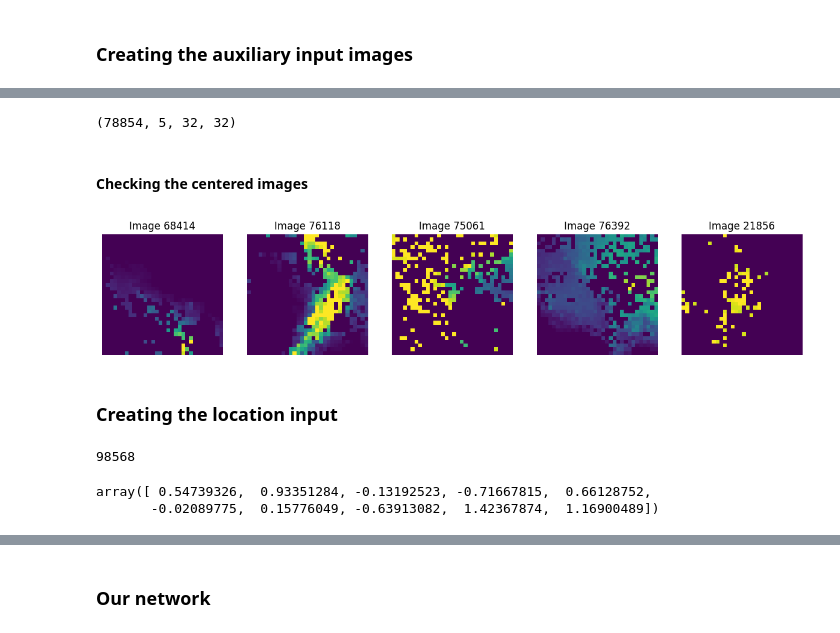
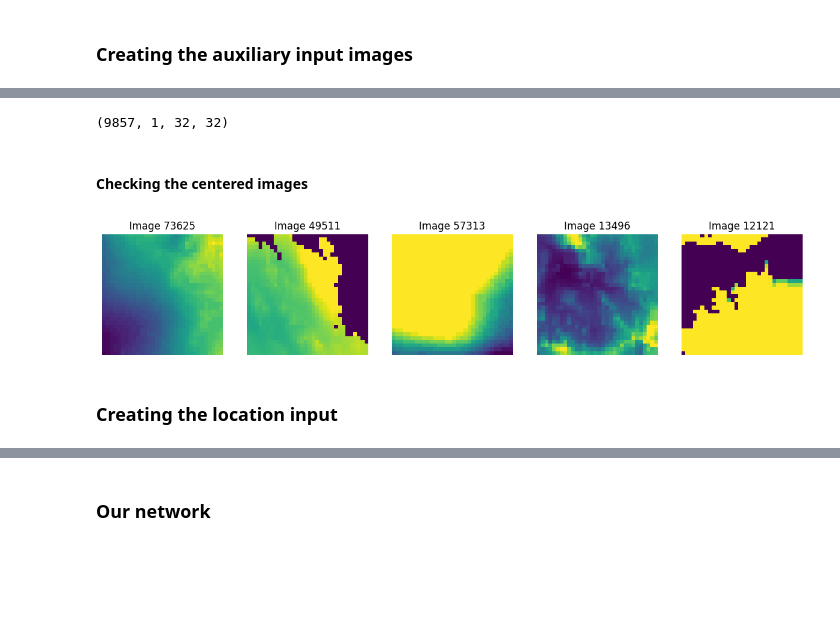
Before and after one commit to Roseparsley8972/CEGM2003-Water, a Jupyter notebook: New model/CNN_from_R/CNN_translated.ipynb, the cells around one changed output, grey strips where cells are left out. Cells and saved outputs as stored; diff of their text form; code cells hidden in the pictures; blank space fills up the shorter version.

```diff
--- a/New model/CNN_from_R/CNN_translated.ipynb
+++ b/New model/CNN_from_R/CNN_translated.ipynb
@@ -90,6 +96,7 @@ def centered_img(data):
         # Append the result to the list
         columns_list.append(imgs_ann)
     all_imgs_ann = list(zip(*columns_list))
+    columns_list.clear()
     return all_imgs_ann
 
 # Use the updated coordinates
@@ -114,24 +109,24 @@ Processing file: ./aux_inputs\PET_raster_bound.tif
 Processing file: ./aux_inputs\rainfall_raster_bound.tif
 # %%
-np.shape(imgs_ann_train)
+np.shape(imgs_ann_test)
 # %% [output]
-(78854, 5, 32, 32)
+(9857, 1, 32, 32)
 # %% [markdown]
 #### Checking the centered images
 # %%
 n = 5
 
 # Select random images or specific indices
 indices = np.random.choice(len(imgs_ann_train), n, replace=False)
 
 # Plot the images
 fig, axs = plt.subplots(1, n, figsize=(15, 5))
 for i, idx in enumerate(indices):
-    axs[i].imshow(imgs_ann_train[idx][1], cmap="viridis")
+    axs[i].imshow(imgs_ann_train[idx][0], cmap="viridis")
     axs[i].set_title(f"Image {idx}")
     axs[i].axis("off")
 plt.show()
 # %% [output]
-[figure, old version]
+[figure, new version]
 # %% [markdown]
 ### Creating the location input
@@ -151,9 +132,0 @@ loc_ann = ((loc - loc_mean) / loc_sd).to_numpy()
-# %%
-recharge_data.shape[0]
-# %% [output]
-98568
-# %%
-loc_ann[1]
-# %% [output]
-array([ 0.54739326,  0.93351284, -0.13192523, -0.71667815,  0.66128752,
-       -0.02089775,  0.15776049, -0.63913082,  1.42367874,  1.16900489])
```
Also changed, not shown: parts of 15 cells of this notebook, 16 other files.
